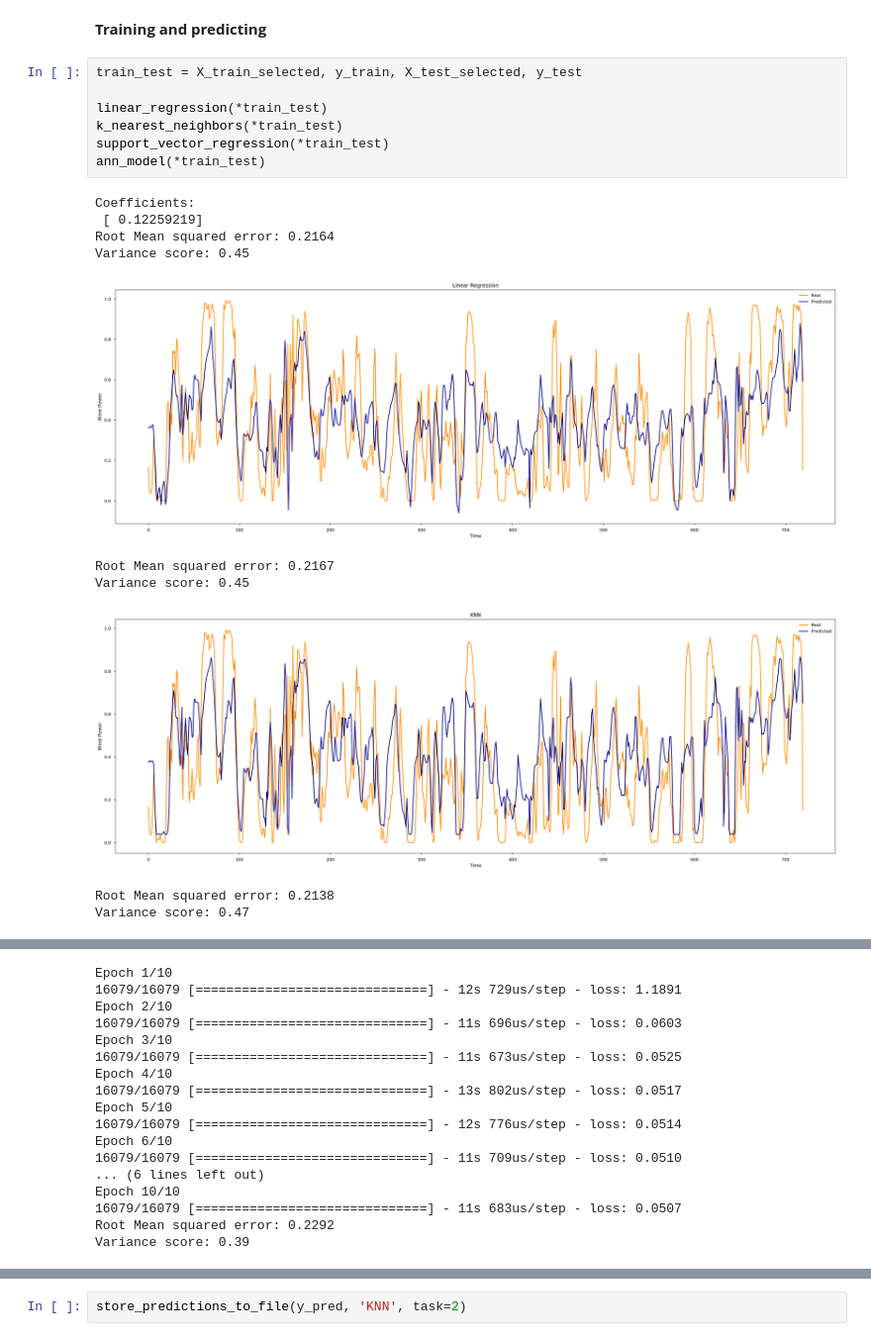
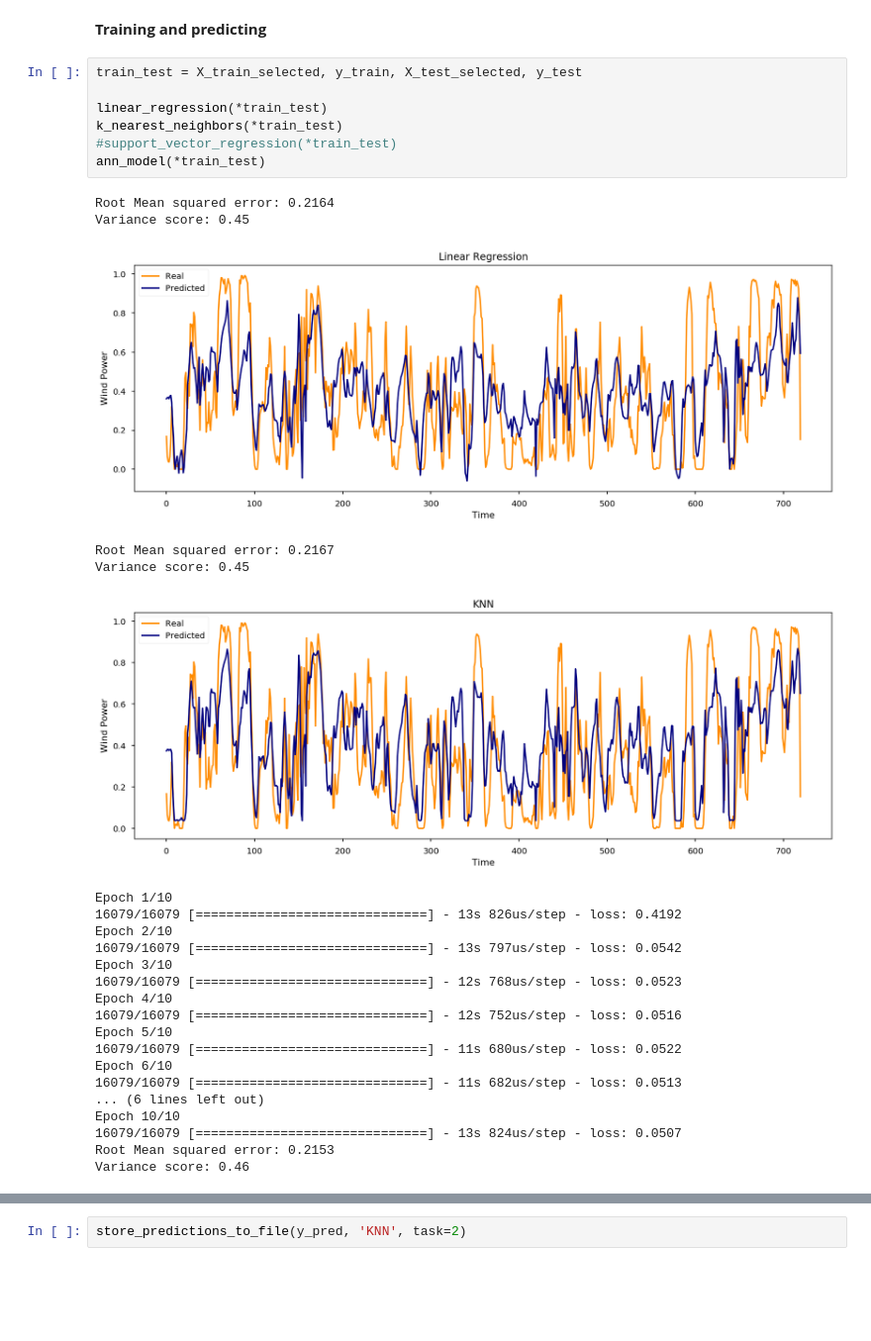
Before and after one commit to Dagstorhaug/Power-Generation-Forecast, a Jupyter notebook: WindPowerForecast.ipynb, the cells around one changed output, grey strips where cells are left out. Shown at 99% size. Saved outputs shown, nothing was run; the diff lists cells and outputs as text; blank space fills up the shorter version.

```diff
--- a/WindPowerForecast.ipynb
+++ b/WindPowerForecast.ipynb
@@ -460,18 +602,31 @@ print(X_train_selected.shape,X_test_selected.shape, y_train.shape, y_test.shape)
 # %%
 train_test = X_train_selected, y_train, X_test_selected, y_test
 
 linear_regression(*train_test)
 k_nearest_neighbors(*train_test)
-support_vector_regression(*train_test)
+#support_vector_regression(*train_test)
 ann_model(*train_test)
 # %% [output]
-Coefficients:
- [ 0.12259219]
 Root Mean squared error: 0.2164
 Variance score: 0.45
-[figure, old version]
+[figure, new version]
 Root Mean squared error: 0.2167
 Variance score: 0.45
-[figure, old version]
+[figure, new version]
-Root Mean squared error: 0.2138
-Variance score: 0.47
+Epoch 1/10
+16079/16079 [==============================] - 13s 826us/step - loss: 0.4192
+Epoch 2/10
+16079/16079 [==============================] - 13s 797us/step - loss: 0.0542
+Epoch 3/10
+16079/16079 [==============================] - 12s 768us/step - loss: 0.0523
+Epoch 4/10
+16079/16079 [==============================] - 12s 752us/step - loss: 0.0516
+Epoch 5/10
+16079/16079 [==============================] - 11s 680us/step - loss: 0.0522
+Epoch 6/10
+16079/16079 [==============================] - 11s 682us/step - loss: 0.0513
+... (6 lines left out)
+Epoch 10/10
+16079/16079 [==============================] - 13s 824us/step - loss: 0.0507
+Root Mean squared error: 0.2153
+Variance score: 0.46
@@ -479,17 +633,0 @@ Variance score: 0.47
-Epoch 1/10
-16079/16079 [==============================] - 12s 729us/step - loss: 1.1891
-Epoch 2/10
-16079/16079 [==============================] - 11s 696us/step - loss: 0.0603
-Epoch 3/10
-16079/16079 [==============================] - 11s 673us/step - loss: 0.0525
-Epoch 4/10
-16079/16079 [==============================] - 13s 802us/step - loss: 0.0517
-Epoch 5/10
-16079/16079 [==============================] - 12s 776us/step - loss: 0.0514
-Epoch 6/10
-16079/16079 [==============================] - 11s 709us/step - loss: 0.0510
-... (6 lines left out)
-Epoch 10/10
-16079/16079 [==============================] - 11s 683us/step - loss: 0.0507
-Root Mean squared error: 0.2292
-Variance score: 0.39
```
Also changed, not shown: parts of 19 cells of this notebook.
